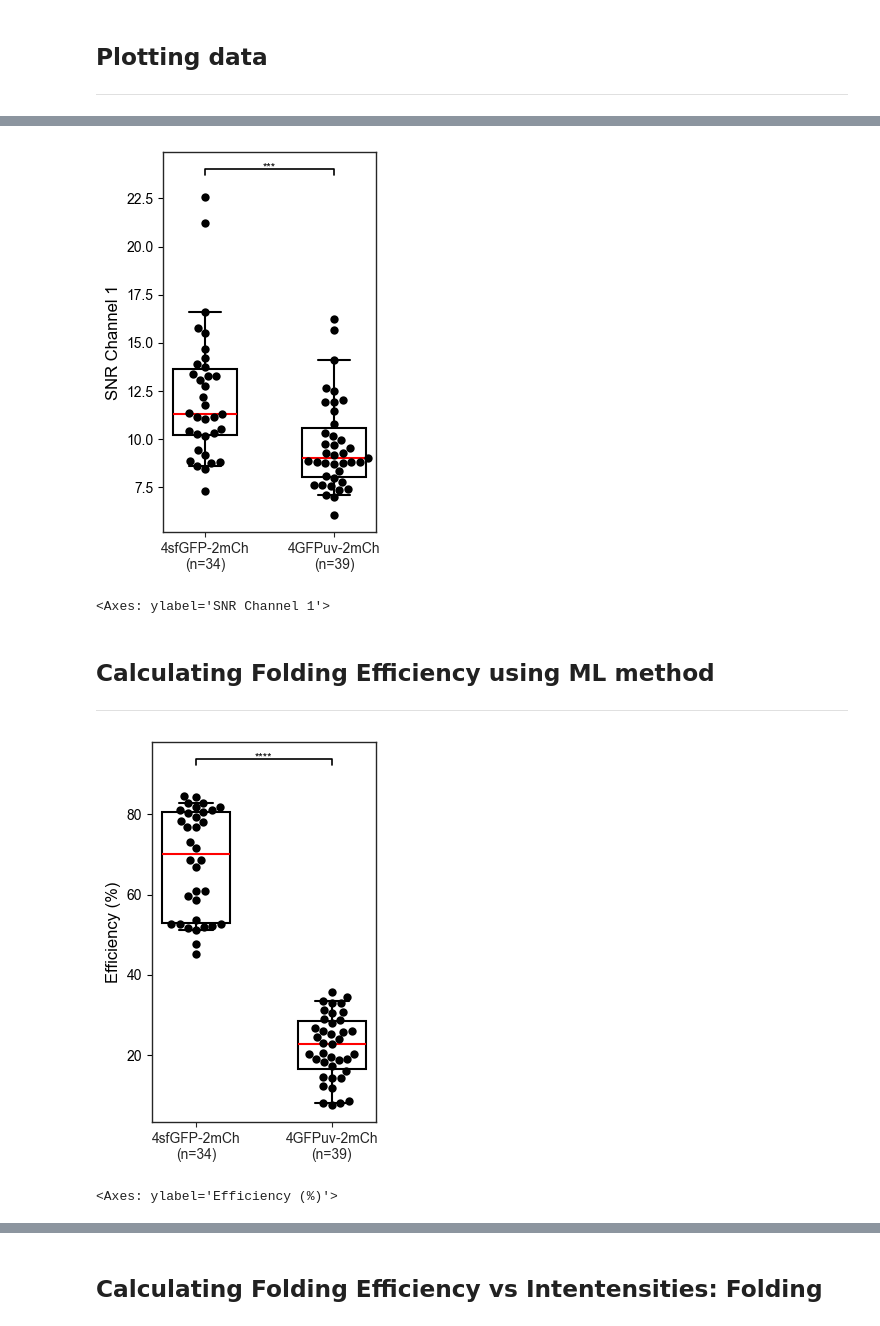
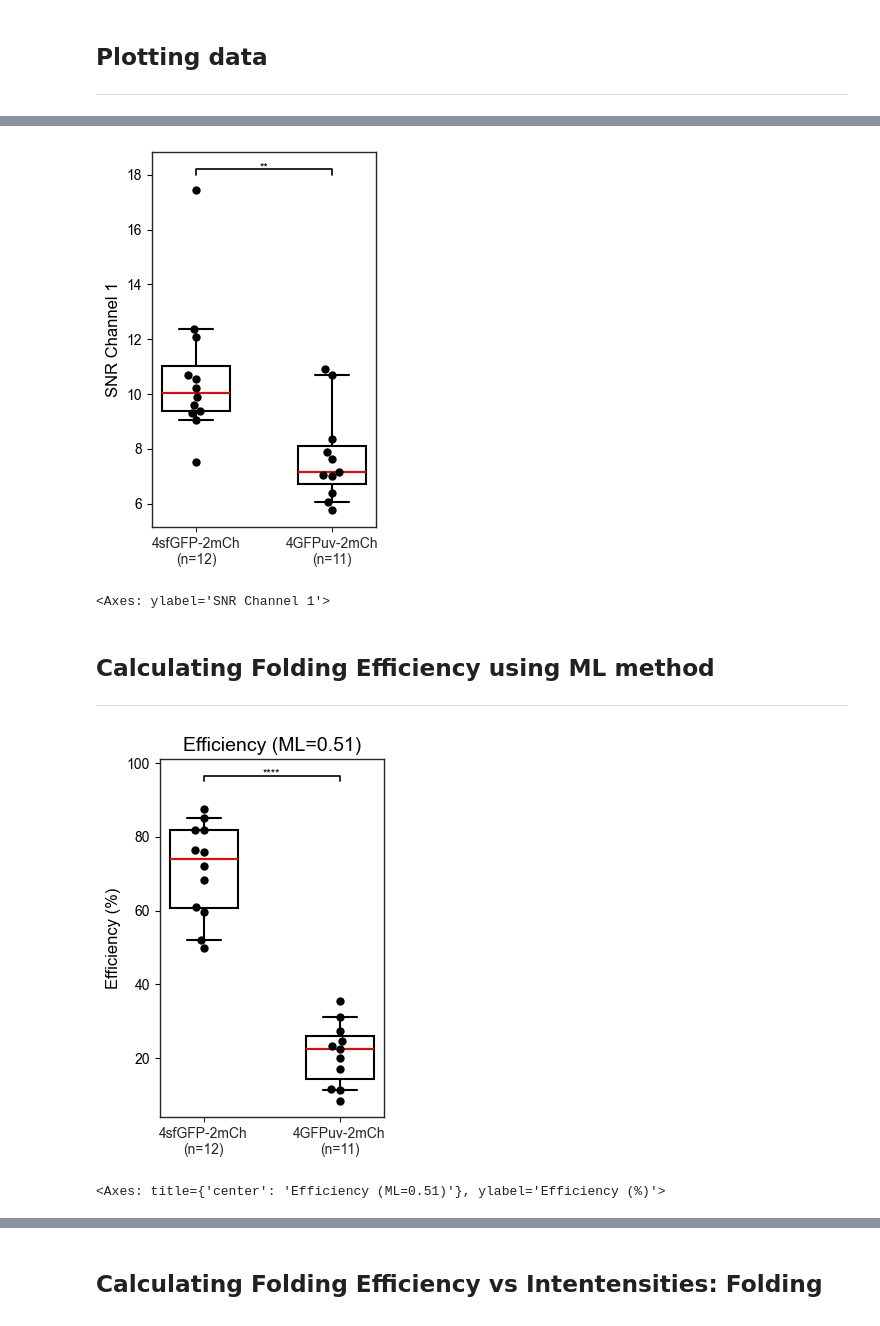
Before and after one commit to ningzhaoAnschutz/cof_paper, a Jupyter notebook: notebooks/CoF_project/Fig 3_CoF Analysis Notebook.ipynb, the cells around one changed output, grey strips where cells are left out. Drawn from its saved outputs; the diff is of its cells as text; code cells hidden in the pictures.

```diff
--- a/notebooks/CoF_project/Fig 3_CoF Analysis Notebook.ipynb
+++ b/notebooks/CoF_project/Fig 3_CoF Analysis Notebook.ipynb
@@ -24,7 +24,7 @@ ___
 # Loading data
         #RMS External Drive Location:    'E:/Co-translational folding (CoF) paper/Fig 3_4xGFP coTFT minitrack analysis'
         #Ning Zhao OneDrive Location:    '...General - Zhao (NZ) Lab\Zhao lab shared folder\Our papers\co-translational folding paper\Fig 3\Fig 3_4xGFP coTFT minitrack analysis'
-dataframes_dir = Path('E:/Co-translational folding (CoF) paper/Fig 3_4xGFP coTFT minitrack analysis')
+dataframes_dir = Path('E:/Co-translational folding (CoF) paper/Fig 3_4xGFP coTFT minitrack analysis/New 4x-2x CoTFT minitrack analysis')
 
 # Average Folder Substrings
 
@@ -174,7 +248,7 @@ ld.plot_swarm_plot(
     **PLOT_CONFIG,
 )
 # %% [output]
-[figure, old version]
+[figure, new version]
 <Axes: ylabel='SNR Channel 1'>
 # %% [markdown]
 ## Calculating Folding Efficiency using ML method
@@ -183,15 +257,16 @@ ___
 # %%
 ld.plot_swarm_plot(
     data_dict['efficiency_ml'], list_names,
     y_label='Efficiency (%)',
+    title='Efficiency (ML=0.51)',
     y_lim=(-10, 120),
     plot_name='efficiency_ml',
     save_dir=SAVE_DIR,
     **PLOT_CONFIG,
 )
 # %% [output]
-[figure, old version]
+[figure, new version]
-<Axes: ylabel='Efficiency (%)'>
+<Axes: title={'center': 'Efficiency (ML=0.51)'}, ylabel='Efficiency (%)'>
 # %%
 ld.plot_swarm_plot(
     data_dict['efficiency_manual'], list_names,
```
Also changed, not shown: parts of 22 cells of this notebook.
